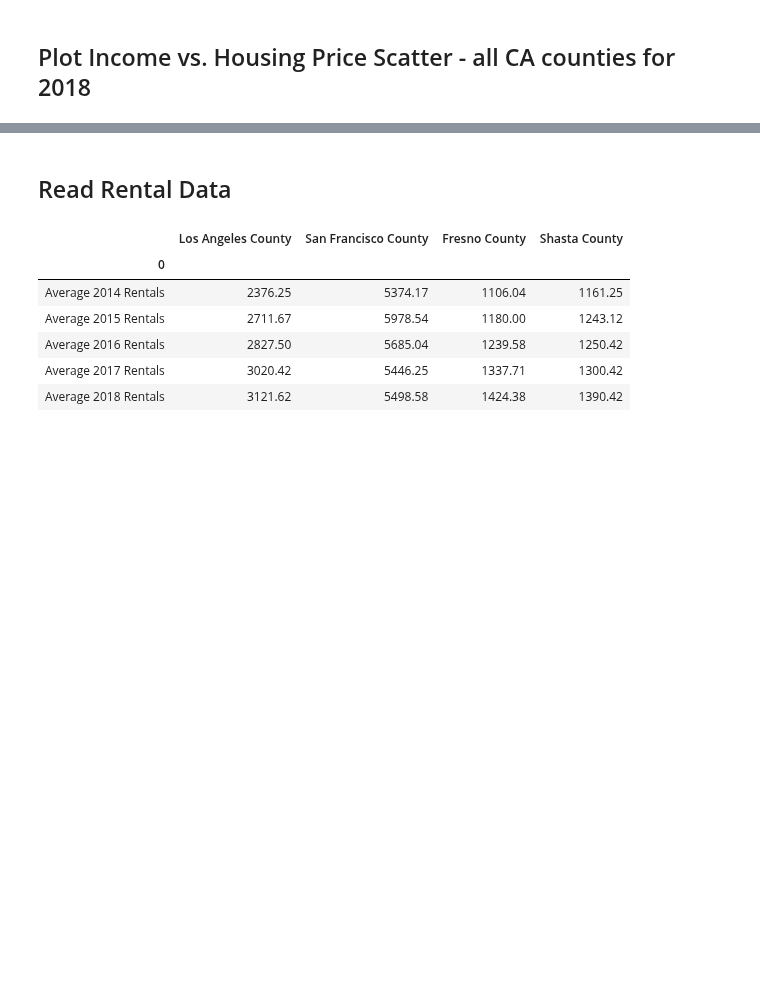
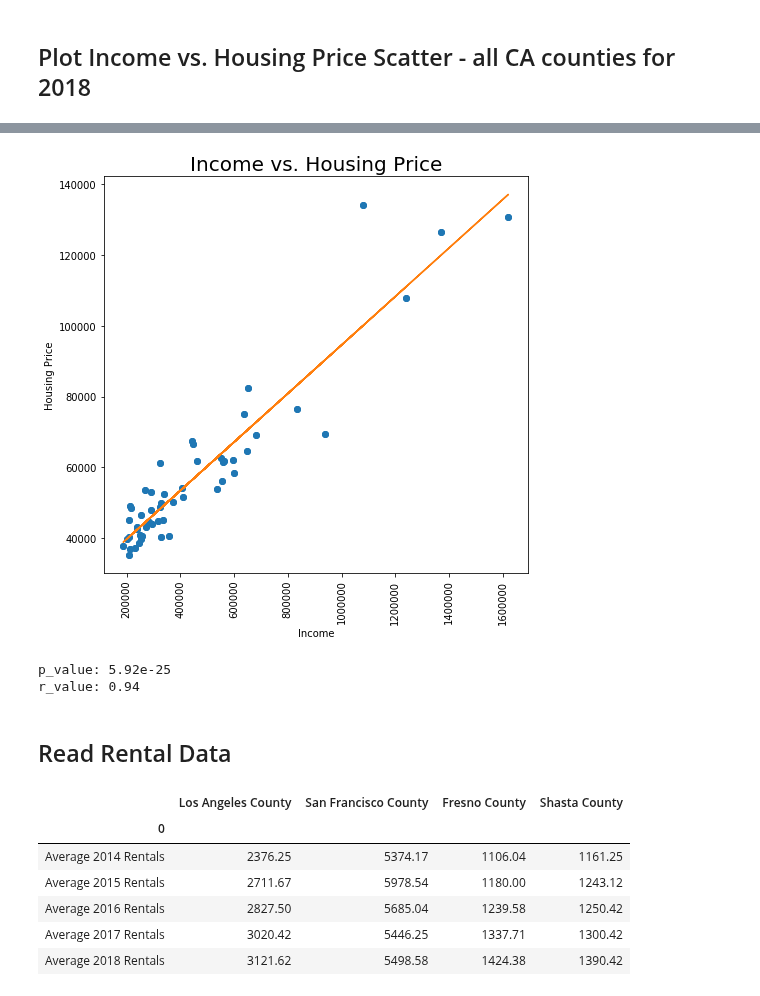
Before and after one commit to TrevorLovesMommy/Real-Estate-Project, a Jupyter notebook: Analysis.ipynb, the cells around one changed output, grey strips where cells are left out. Drawn from its saved outputs; the diff is of its cells as text; code cells hidden in the pictures; blank space fills up the shorter version.

```diff
--- a/Analysis.ipynb
+++ b/Analysis.ipynb
@@ -208,16 +205,19 @@ predict_y = slope * x + intercept
 plt.plot(x, y, "o")
 plt.plot(x, predict_y)
 
-#round the r-value (correlation coefficient) and p-value
-p_value = '{:0.2e}'.format(p_value)
-r_value = '{:0.2e}'.format(r_value)
-subtext = f"p_value = {p_value}, r_value = {r_value}"
 
 ax1.set_xlabel("Income")
 ax1.set_ylabel("Housing Price")
-ax1.set_title("Income vs. Housing Price for 2018 in 58 CA counties")
-fig.text(.5, .009, subtext) #ha="center"
+ax1.set_title("Income vs. Housing Price", size = 20)
+
 fig.tight_layout()
 plt.savefig ("output images/Income_Housing_Scatter_Regression.png")
 plt.show()
+
+#round the r-value (correlation coefficient) and p-value
+p_value = '{:0.2e}'.format(p_value)
+r_value = '{:0.2}'.format(r_value)
+
+print(f"p_value: {p_value}")
+print(f"r_value: {r_value}")
 # %% [output]
@@ -226,3 +224,6 @@ plt.show()
+[figure, added]
+p_value: 5.92e-25
+r_value: 0.94
 # %% [markdown]
 ## Read Rental Data
 # %%
```
Also changed, not shown: parts of 13 cells of this notebook, 11 other files.
